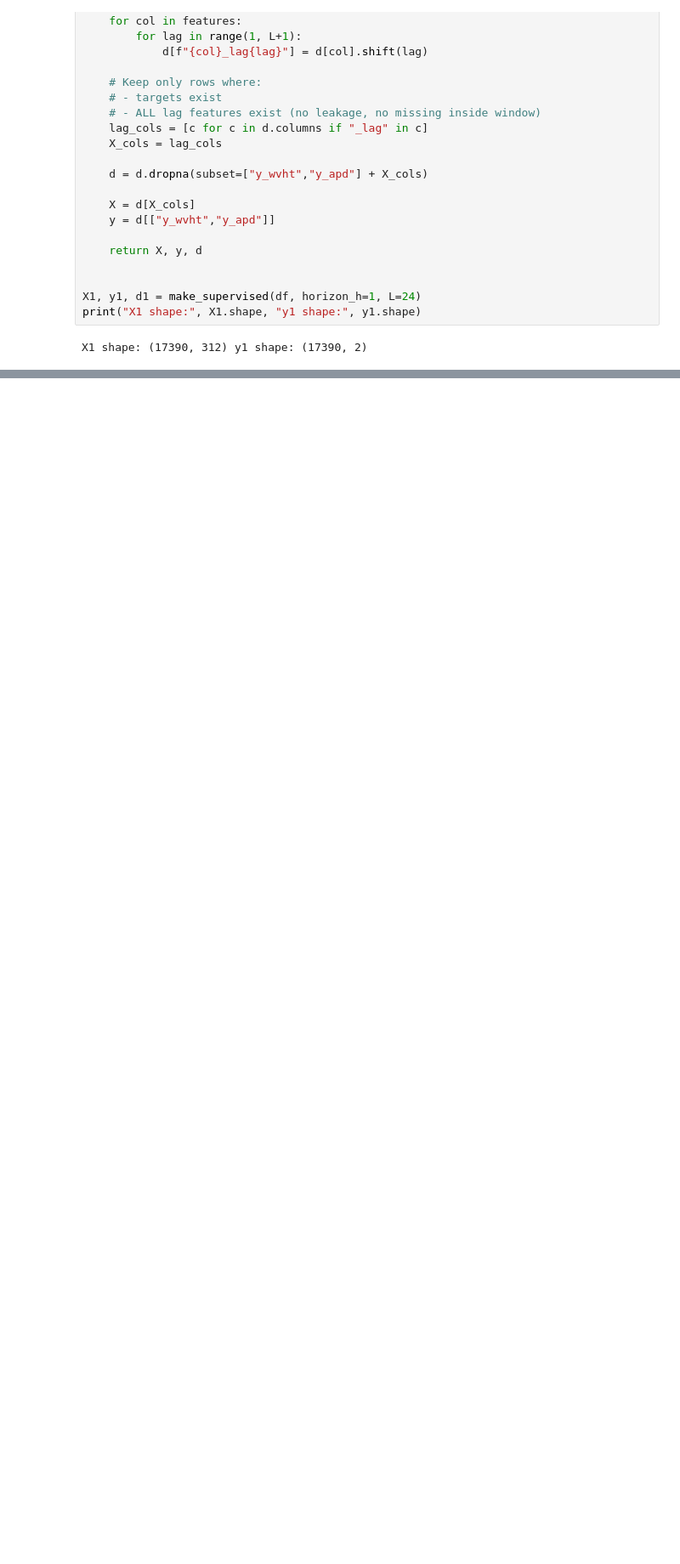
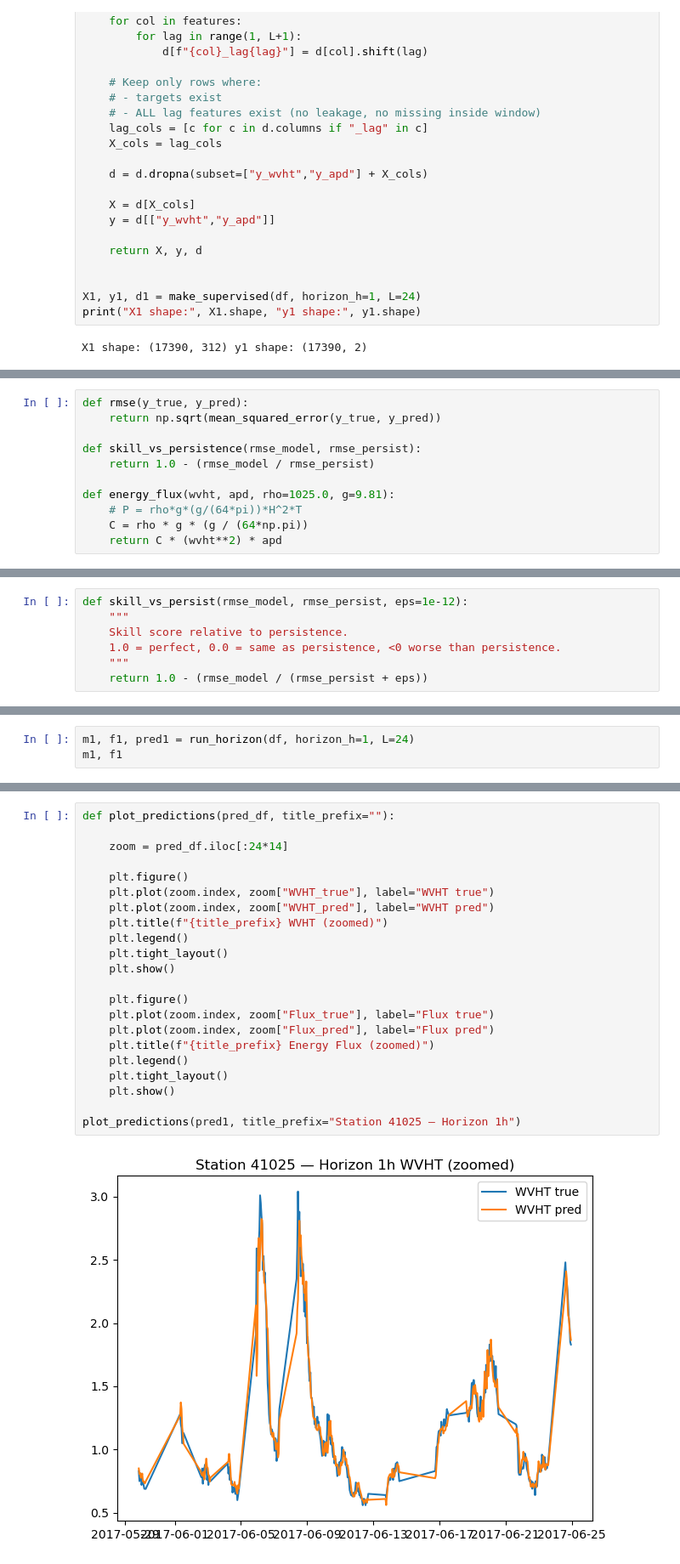
Before and after one commit to RichelCode/WAVE-CONFERENCE-, a Jupyter notebook: WAVE CONFERENCE.ipynb, the cells around one changed output, grey strips where cells are left out. Shown at 85% size. Saved outputs shown, nothing was run; the diff lists cells and outputs as text; blank space fills up the shorter version.

```diff
--- a/WAVE CONFERENCE.ipynb
+++ b/WAVE CONFERENCE.ipynb
@@ -354,0 +398,11 @@ X1 shape: (17390, 312) y1 shape: (17390, 2)
+# %%
+def rmse(y_true, y_pred):
+    return np.sqrt(mean_squared_error(y_true, y_pred))
+
+def skill_vs_persistence(rmse_model, rmse_persist):
+    return 1.0 - (rmse_model / rmse_persist)
+
+def energy_flux(wvht, apd, rho=1025.0, g=9.81):
+    # P = rho*g*(g/(64*pi))*H^2*T
+    C = rho * g * (g / (64*np.pi))
+    return C * (wvht**2) * apd
@@ -354,0 +528,7 @@ X1 shape: (17390, 312) y1 shape: (17390, 2)
+# %%
+def skill_vs_persist(rmse_model, rmse_persist, eps=1e-12):
+    """
+    Skill score relative to persistence.
+    1.0 = perfect, 0.0 = same as persistence, <0 worse than persistence.
+    """
+    return 1.0 - (rmse_model / (rmse_persist + eps))
@@ -354,0 +607,3 @@ X1 shape: (17390, 312) y1 shape: (17390, 2)
+# %%
+m1, f1, pred1 = run_horizon(df, horizon_h=1, L=24)
+m1, f1
@@ -354,0 +637,24 @@ X1 shape: (17390, 312) y1 shape: (17390, 2)
+# %%
+def plot_predictions(pred_df, title_prefix=""):
+
+    zoom = pred_df.iloc[:24*14]
+
+    plt.figure()
+    plt.plot(zoom.index, zoom["WVHT_true"], label="WVHT true")
+    plt.plot(zoom.index, zoom["WVHT_pred"], label="WVHT pred")
+    plt.title(f"{title_prefix} WVHT (zoomed)")
+    plt.legend()
+    plt.tight_layout()
+    plt.show()
+
+    plt.figure()
+    plt.plot(zoom.index, zoom["Flux_true"], label="Flux true")
+    plt.plot(zoom.index, zoom["Flux_pred"], label="Flux pred")
+    plt.title(f"{title_prefix} Energy Flux (zoomed)")
+    plt.legend()
+    plt.tight_layout()
+    plt.show()
+
+plot_predictions(pred1, title_prefix="Station 41025 — Horizon 1h")
+# %% [output]
+[figure, added]
```
Also changed, not shown: parts of 18 cells of this notebook.
